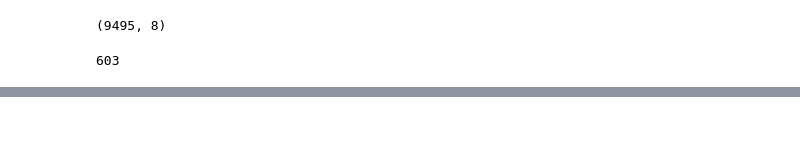
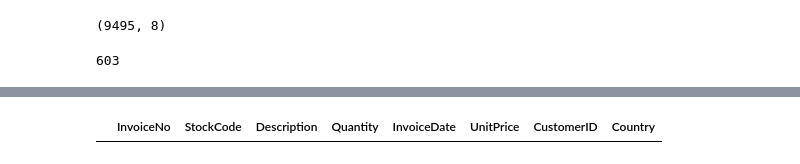
Before and after one commit to srikanthgr1/AdvancedML, a Jupyter notebook: Week1/Apriori_algo_Colab.ipynb, the cells around one changed output, grey strips where cells are left out. Cells and saved outputs as stored; diff of their text form; code cells hidden in the pictures; blank space fills up the shorter version.

```diff
--- a/Week1/Apriori_algo_Colab.ipynb
+++ b/Week1/Apriori_algo_Colab.ipynb
@@ -76,0 +82,9 @@ AttributeError: ignored
+# %%
+#taking a look at the purchases made by customer
+highest_cust = gd_df[gd_df['CustomerID']==12536]
+highest_cust = highest_cust.sort_values(by='UnitPrice', ascending=False)
+highest_cust.head()
+#it is seen that there are two products whose Description is Manual and there price is high
+#lesson: look at the data carefully before believing it
+# %% [output]
+|  | InvoiceNo | StockCode | Description | Quantity | InvoiceDate | UnitPrice | CustomerID | Country |
```
Also changed, not shown: parts of 1 cell of this notebook.
